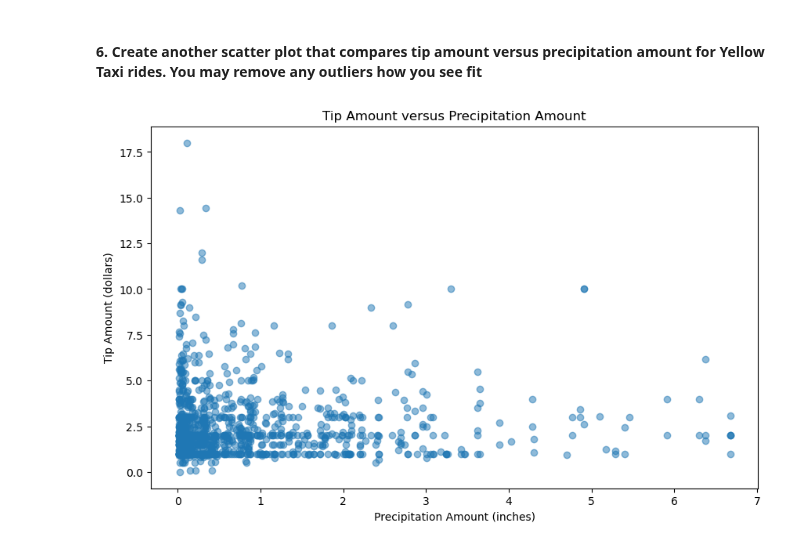
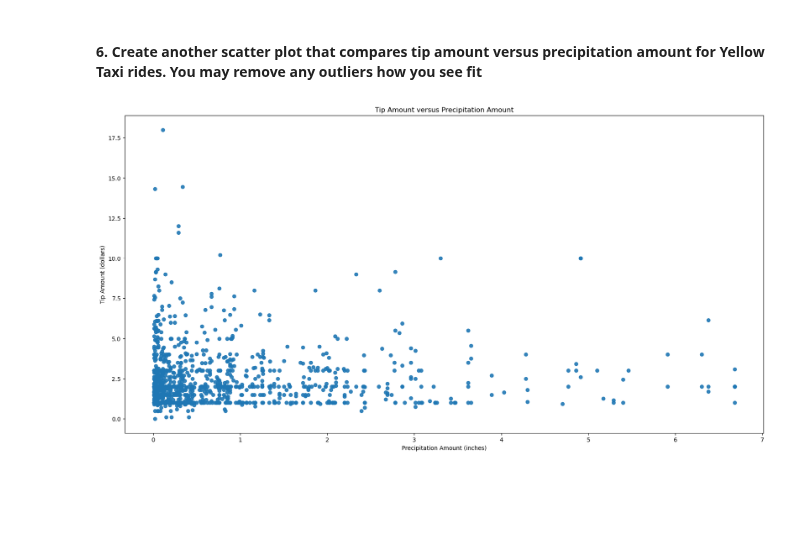
Before and after one commit to wangyf99/final-project, a Jupyter notebook: Group_project.ipynb, the cells around one changed output. Drawn from its saved outputs; the diff is of its cells as text; code cells hidden in the pictures; blank space fills up the shorter version.

```diff
--- a/Group_project.ipynb
+++ b/Group_project.ipynb
@@ -1053,15 +1072,15 @@ def get_tip_precipitation():
     return merged_df
 # %%
 def plot_tip_vs_precipitation(df):
-    plt.figure(figsize=(10, 6))
-    plt.scatter(df['DailyPrecipitation'], df['tip_amount'], alpha=0.5)
+    plt.figure(figsize=(20, 10))
+    plt.scatter(df['DailyPrecipitation'], df['tip_amount'], alpha=0.9)
     plt.title('Tip Amount versus Precipitation Amount')
     plt.xlabel('Precipitation Amount (inches)')
     plt.ylabel('Tip Amount (dollars)')
     plt.show()
 
 
 df = get_tip_precipitation()
 plot_tip_vs_precipitation(df)
 # %% [output]
-[figure, old version]
+[figure, new version]
```
Also changed, not shown: parts of 4 cells of this notebook.
